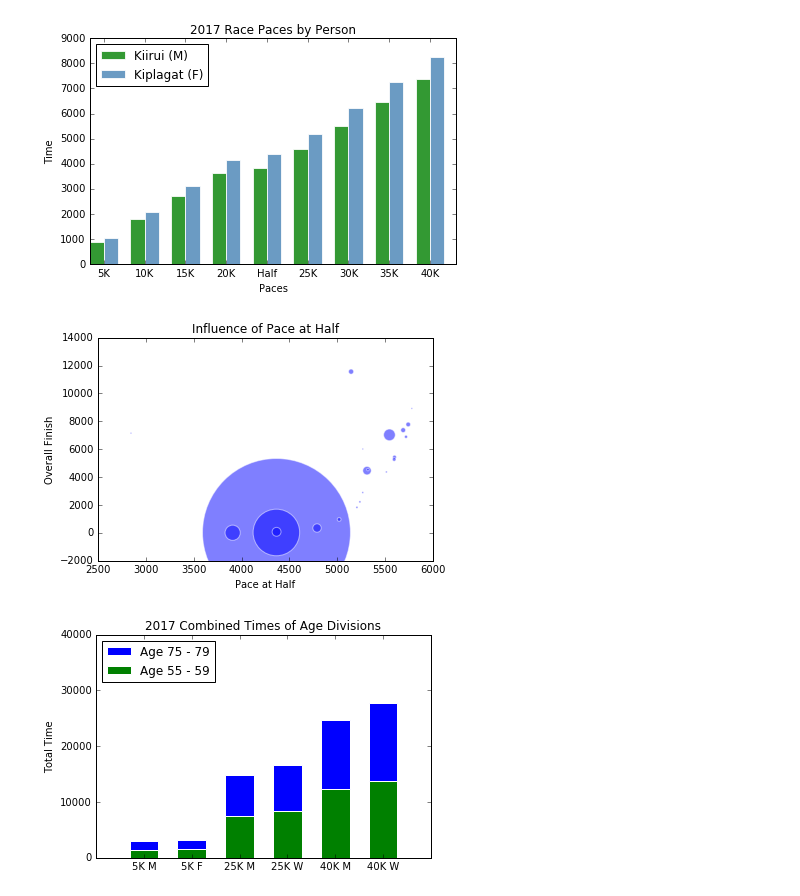
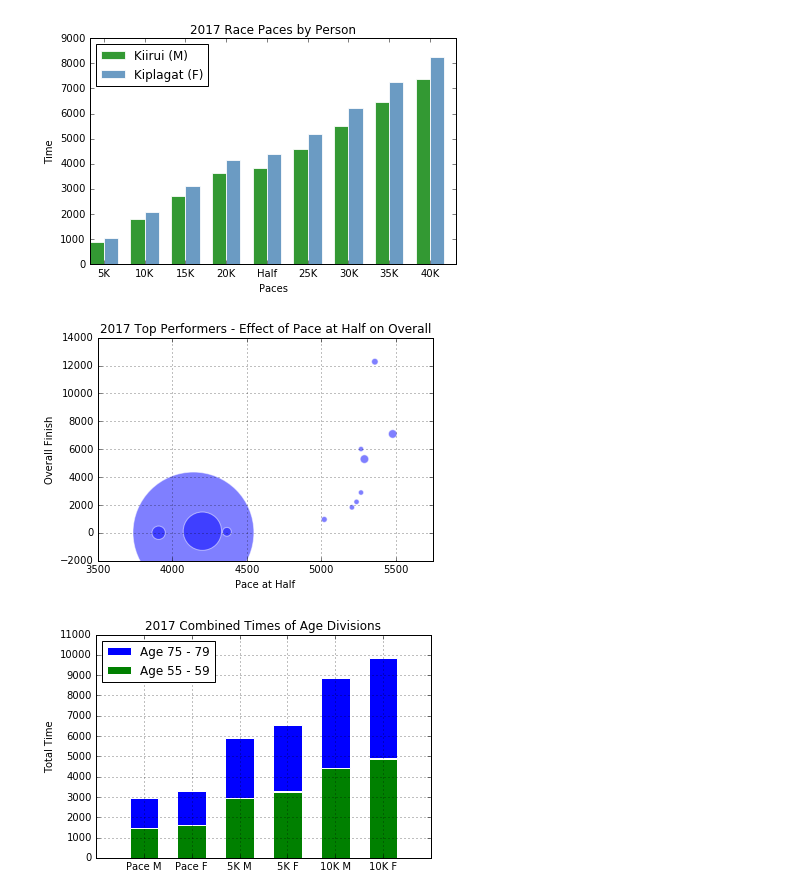
Before and after one commit to Stonberg1/Thinkful, a Jupyter notebook: Capstone Analytic Report.ipynb, the cells around one changed output. Drawn from its saved outputs; the diff is of its cells as text; code cells hidden in the pictures.

Commit message:
Capstone Analytic Report
Thinkful bootcamp Capstone Analytic Report - Boston Marathon data

```diff
--- a/Capstone Analytic Report.ipynb
+++ b/Capstone Analytic Report.ipynb
@@ -190,45 +191,43 @@ plt.show()
 # %%
 # 2
 # Scatter Plotting by 2017 country performance (Overall and Time at Half)
 # Size = Country participation
 # 2017
 
-# Getting the value to the far left (aka a 'Half' pace time below 3000) (?)
-
 Countries = df2017['Country'].unique()
 
 new_df = pd.DataFrame(index=Countries)
 new_df['Country_count'] = list(df2017['Country'].value_counts())
-new_df['Overall_median'] = df2017.groupby('Country')['Overall'].median()
-new_df['Half_sec_median'] = df2017.groupby('Country')['Half_sec'].median()
+new_df['Overall_median'] = df2017.groupby('Country')['Overall'].mean()
+new_df['Half_sec_median'] = df2017.groupby('Country')['Half_sec'].mean()
 
-a = new_df['Half_sec_median'][new_df['Half_sec_median'] < 5800].values
-b = new_df['Overall_median'][new_df['Half_sec_median'] < 5800].values
-c = new_df['Country_count'][new_df['Half_sec_median'] < 5800].values
+a = new_df['Half_sec_median'][new_df['Half_sec_median'] < 5500].values
+b = new_df['Overall_median'][new_df['Half_sec_median'] < 5500].values
+c = new_df['Country_count'][new_df['Half_sec_median'] < 5500].values
 
-plt.scatter(a, b, s=c, alpha=0.5)
+plt.scatter(a, b, s=(c / 1.5) + 25, alpha=0.5)
+
+plt.xlim(3500, 5750)
 
 # GETTING A MINI PLOT TRYING TO LABEL BY COUNTRY
 
 # labels = new_df['Half_sec_median'][new_df['Half_sec_median'] < 5800].index
 # for i, txt in enumerate(labels):
 #    plt.annotate(txt, (b[i], a[i]))
 
-# TRYING TO SET X & Y RANGES
-# plt.set_xlim(3500, 6500)
-# plt.set_ylim(-1000, 16000)
-
 plt.xlabel('Pace at Half')
 plt.ylabel('Overall Finish')
-plt.title('Influence of Pace at Half')
+plt.title('2017 Top Performers - Effect of Pace at Half on Overall')
 
+plt.grid(True)
 plt.show()
 # %% [output]
-[figure, old version]
+[figure, new version]
 # %%
 # 3
 # Stacked BAR CHART (Genders w/ stacked average paces)
 # Stacking the 2017 old and young by pace
+# Early in the marathon before differences start stacking up
 
 MT1 = df2017['5K_sec'][df2017['Age'] > 50][df2017['Age'] <= 59][df2017['M/F'] == 'M'].median()
 MT2 = df2017['5K_sec'][df2017['Age'] > 75][df2017['Age'] <= 79][df2017['M/F'] == 'M'].median()
@@ -236,17 +235,17 @@ MT2 = df2017['5K_sec'][df2017['Age'] > 75][df2017['Age'] <= 79][df2017['M/F'] ==
 FT1 = df2017['5K_sec'][df2017['Age'] > 50][df2017['Age'] <= 59][df2017['M/F'] == 'F'].median()
 FT2 = df2017['5K_sec'][df2017['Age'] > 75][df2017['Age'] <= 79][df2017['M/F'] == 'F'].median()
 
-MT3 = df2017['25K_sec'][df2017['Age'] > 50][df2017['Age'] <= 59][df2017['M/F'] == 'M'].median()
-MT4 = df2017['25K_sec'][df2017['Age'] > 75][df2017['Age'] <= 79][df2017['M/F'] == 'M'].median()
+MT3 = df2017['10K_sec'][df2017['Age'] > 50][df2017['Age'] <= 59][df2017['M/F'] == 'M'].median()
+MT4 = df2017['10K_sec'][df2017['Age'] > 75][df2017['Age'] <= 79][df2017['M/F'] == 'M'].median()
 
-FT3 = df2017['25K_sec'][df2017['Age'] > 50][df2017['Age'] <= 59][df2017['M/F'] == 'F'].median()
-FT4 = df2017['25K_sec'][df2017['Age'] > 75][df2017['Age'] <= 79][df2017['M/F'] == 'F'].median()
+FT3 = df2017['10K_sec'][df2017['Age'] > 50][df2017['Age'] <= 59][df2017['M/F'] == 'F'].median()
+FT4 = df2017['10K_sec'][df2017['Age'] > 75][df2017['Age'] <= 79][df2017['M/F'] == 'F'].median()
 
-MT5 = df2017['40K_sec'][df2017['Age'] > 50][df2017['Age'] <= 59][df2017['M/F'] == 'M'].median()
-MT6 = df2017['40K_sec'][df2017['Age'] > 75][df2017['Age'] <= 79][df2017['M/F'] == 'M'].median()
+MT5 = df2017['15K_sec'][df2017['Age'] > 50][df2017['Age'] <= 59][df2017['M/F'] == 'M'].median()
+MT6 = df2017['15K_sec'][df2017['Age'] > 75][df2017['Age'] <= 79][df2017['M/F'] == 'M'].median()
 
-FT5 = df2017['40K_sec'][df2017['Age'] > 50][df2017['Age'] <= 59][df2017['M/F'] == 'F'].median()
-FT6 = df2017['40K_sec'][df2017['Age'] > 75][df2017['Age'] <= 79][df2017['M/F'] == 'F'].median()
+FT5 = df2017['15K_sec'][df2017['Age'] > 50][df2017['Age'] <= 59][df2017['M/F'] == 'F'].median()
+FT6 = df2017['15K_sec'][df2017['Age'] > 75][df2017['Age'] <= 79][df2017['M/F'] == 'F'].median()
 
 N = 6
 older_times = (MT2, FT2, MT4, FT4, MT6, FT6)
@@ -259,13 +258,14 @@ p2 = plt.bar(ind, old_times, width, bottom=old_times, align="center")
 
 plt.ylabel('Total Time')
 plt.title('2017 Combined Times of Age Divisions')
-plt.xticks(ind, ('5K M', '5K F', '25K M', '25K W', '40K M', '40K W'))
-plt.yticks(np.arange(0, 50000, 10000))
+plt.xticks(ind, ('Pace M', 'Pace F', '5K M', '5K F', '10K M', '10K F'))
+plt.yticks(np.arange(0, 11001, 1000))
 plt.legend((p2[0], p1[0]), ('Age 75 - 79', 'Age 55 - 59'), loc=2)
 
+plt.grid(True)
 plt.show()
 # %% [output]
-[figure, old version]
+[figure, new version]
 # %%
 # Bayesian predictive scenario of a runner in 2019?
 # Likelihood of winning given a pace and...a country? or gender?
```
Also changed, not shown: parts of 1 cell of this notebook.
